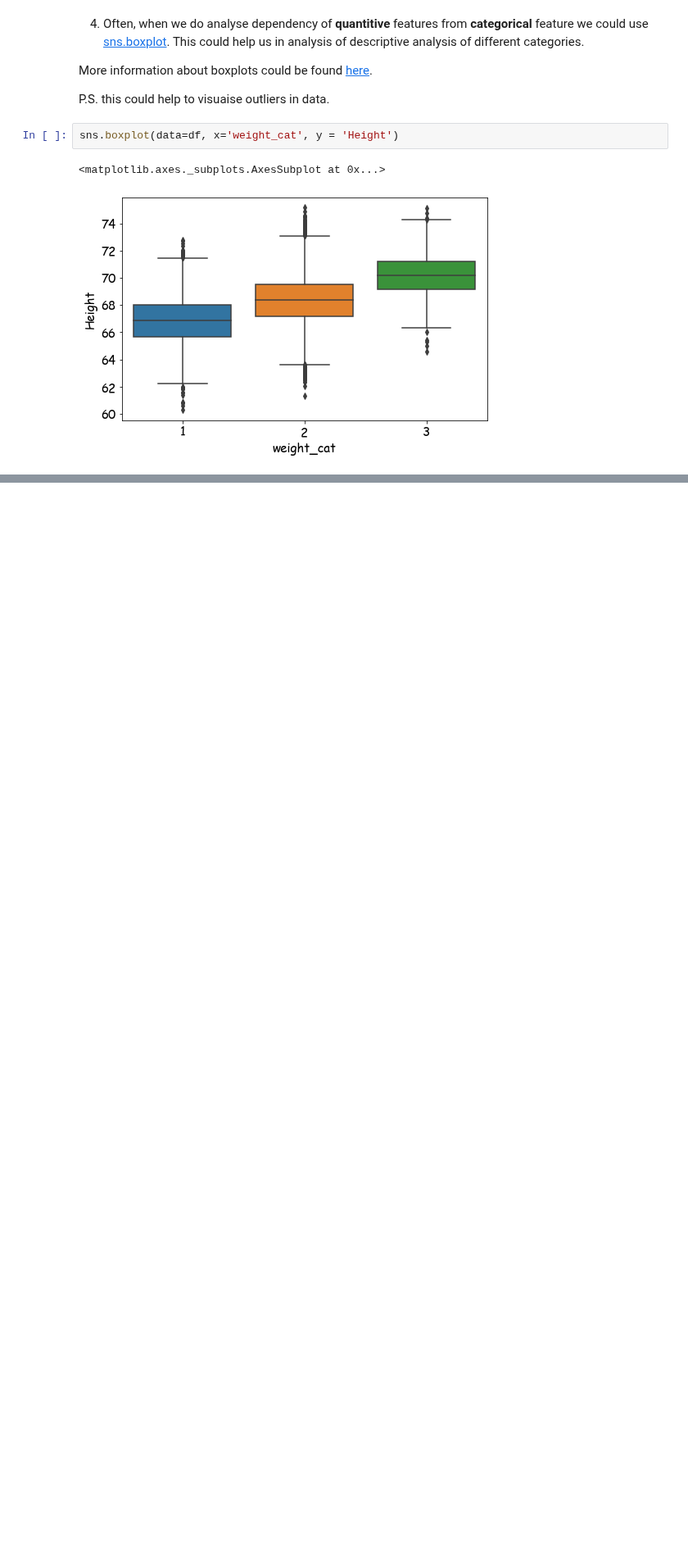
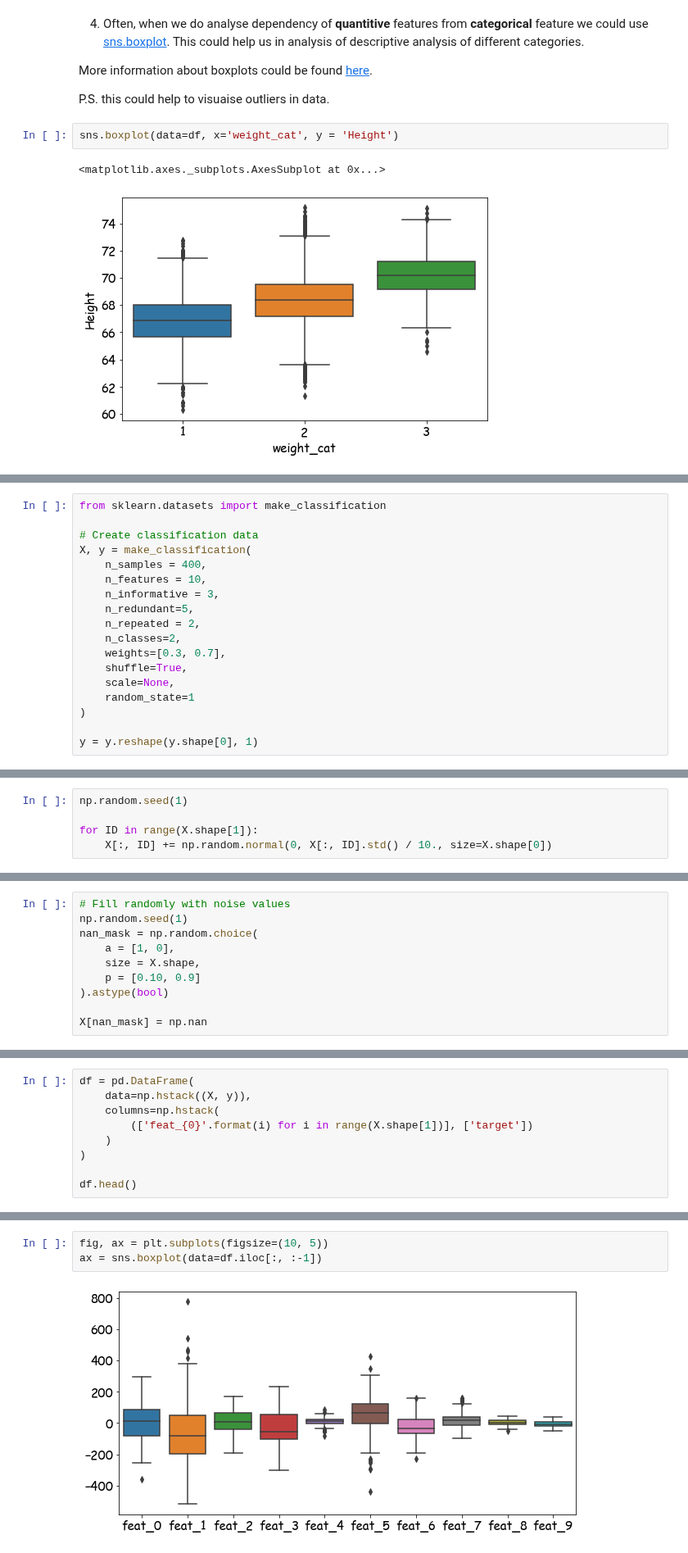
Before and after one commit to ZakharovAleksey/Study, a Jupyter notebook: Machine Learning/Yandex_specialization/main_ml_steps.ipynb, the cells around one changed output, grey strips where cells are left out. Shown at 82% size. Drawn from its saved outputs; the diff is of its cells as text; blank space fills up the shorter version.

```diff
--- a/Machine Learning/Yandex_specialization/main_ml_steps.ipynb
+++ b/Machine Learning/Yandex_specialization/main_ml_steps.ipynb
@@ -122,0 +125,18 @@ sns.boxplot(data=df, x='weight_cat', y = 'Height')
+# %%
+from sklearn.datasets import make_classification
+
+# Create classification data
+X, y = make_classification(
+    n_samples = 400,
+    n_features = 10,
+    n_informative = 3,
+    n_redundant=5,
+    n_repeated = 2,
+    n_classes=2,
+    weights=[0.3, 0.7],
+    shuffle=True,
+    scale=None,
+    random_state=1
+)
+
+y = y.reshape(y.shape[0], 1)
@@ -122,0 +145,5 @@ sns.boxplot(data=df, x='weight_cat', y = 'Height')
+# %%
+np.random.seed(1)
+
+for ID in range(X.shape[1]):
+    X[:, ID] += np.random.normal(0, X[:, ID].std() / 10., size=X.shape[0])
@@ -122,0 +152,10 @@ sns.boxplot(data=df, x='weight_cat', y = 'Height')
+# %%
+# Fill randomly with noise values
+np.random.seed(1)
+nan_mask = np.random.choice(
+    a = [1, 0],
+    size = X.shape,
+    p = [0.10, 0.9]
+).astype(bool)
+
+X[nan_mask] = np.nan
@@ -122,0 +164,9 @@ sns.boxplot(data=df, x='weight_cat', y = 'Height')
+# %%
+df = pd.DataFrame(
+    data=np.hstack((X, y)),
+    columns=np.hstack(
+        (['feat_{0}'.format(i) for i in range(X.shape[1])], ['target'])
+    )
+)
+
+df.head()
@@ -122,0 +191,5 @@ sns.boxplot(data=df, x='weight_cat', y = 'Height')
+# %%
+fig, ax = plt.subplots(figsize=(10, 5))
+ax = sns.boxplot(data=df.iloc[:, :-1])
+# %% [output]
+[figure, added]
```
Also changed, not shown: parts of 56 cells of this notebook, 1 other file.
